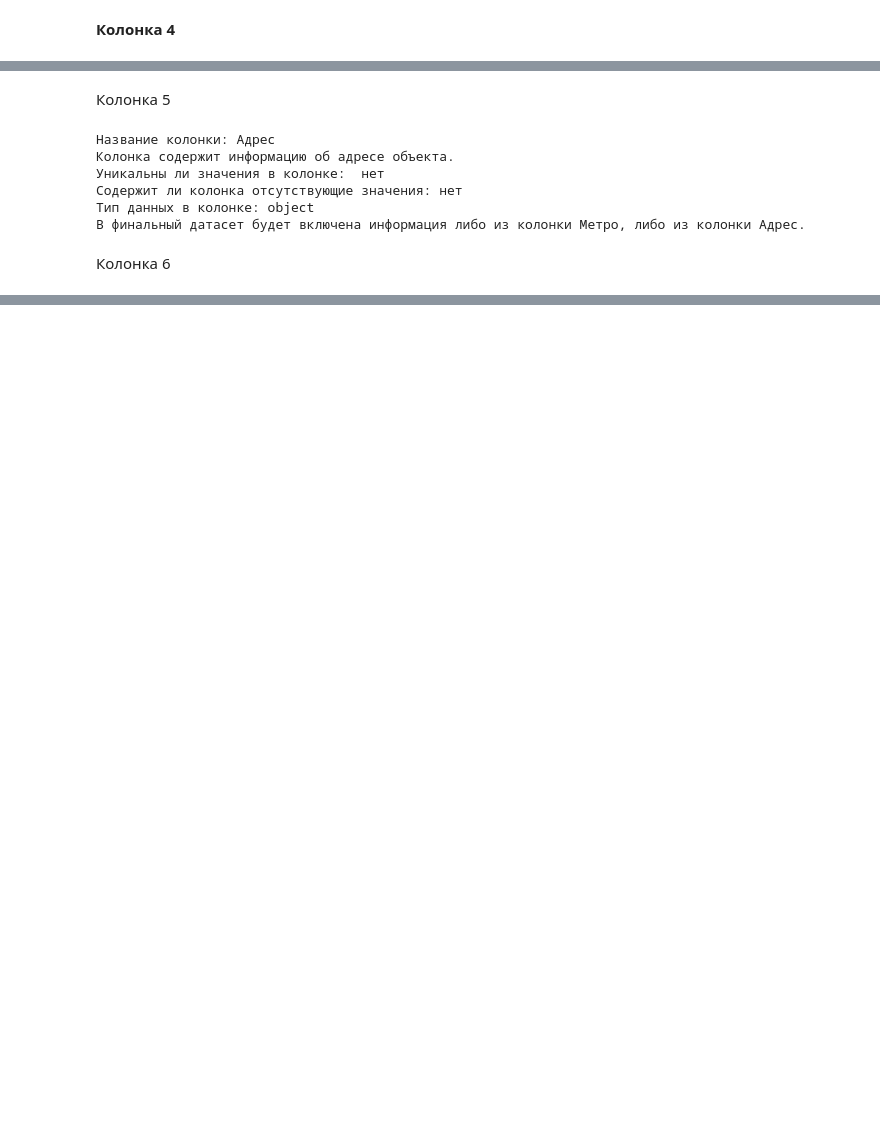
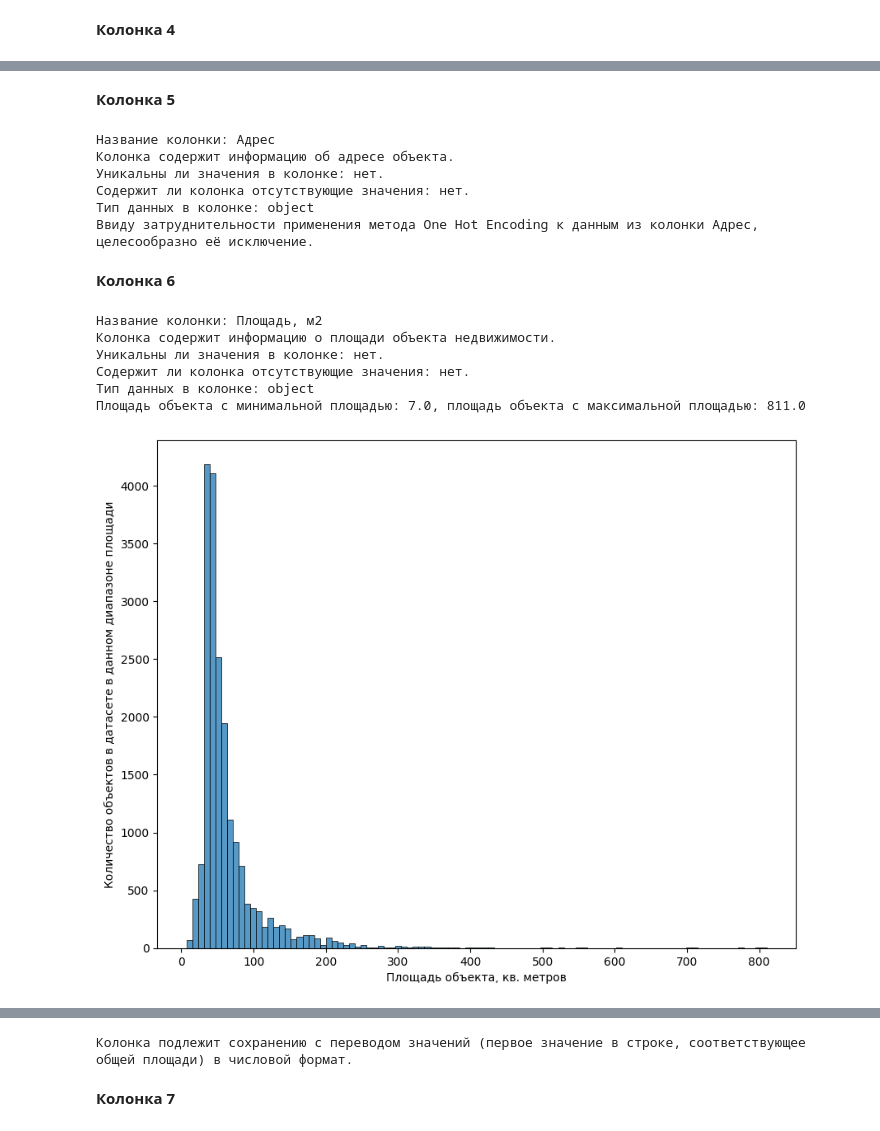
Before and after one commit to rsultanov-ds/Real_estate_data_processing, a Jupyter notebook: EDA.ipynb, the cells around one changed output, grey strips where cells are left out. Saved outputs shown, nothing was run; the diff lists cells and outputs as text; code cells hidden in the pictures; blank space fills up the shorter version.

```diff
--- a/EDA.ipynb
+++ b/EDA.ipynb
@@ -157,19 +172,49 @@ print(f'Подлежит уточнению и дополнительной оц
 Подлежит уточнению и дополнительной оценке целесообразность включения в финальный датасет информации о времени перемещения до станции метро.
-# %% [markdown]
-Колонка 5
+# %% [markdown]
+**Колонка 5**
 # %%
-print(f'Название колонки: {df.columns[5]}')
+symbol = 5
+print(f'Название колонки: {df.columns[symbol]}')
 print('Колонка содержит информацию об адресе объекта.')
-print(f'Уникальны ли значения в колонке:  {"да" if len(set(df.iloc[:,5])) == len(df.iloc[:,5]) else "нет"}')
-print(f'Содержит ли колонка отсутствующие значения: {"да. Количество отсутствующих значений: " + str(df.iloc[:,5].isnull().sum()) + ". Доля отсутствующих значений в датасете: " + str(round(df.iloc[:,5].isnull().sum() / len(df.iloc[:,5]), 4) * 100) + "%" if df.iloc[:,5].isnull().any() else "нет"}')
-print(f'Тип данных в колонке: {df.dtypes[5]}')
-print(f'В финальный датасет будет включена информация либо из колонки Метро, либо из колонки {df.columns[5]}.')
+print(f'Уникальны ли значения в колонке: {"да" if len(set(df.iloc[:,symbol])) == len(df.iloc[:,symbol]) else "нет"}.')
+print(f'Содержит ли колонка отсутствующие значения: {"да. Количество отсутствующих значений: " + str(df.iloc[:,symbol].isnull().sum()) + ". Доля отсутствующих значений в датасете: " + str(round(df.iloc[:,symbol].isnull().sum() / len(df.iloc[:,symbol]), 4) * 100) + "%" if df.iloc[:,symbol].isnull().any() else "нет"}.')
+print(f'Тип данных в колонке: {df.dtypes[symbol]}')
+print(f'Ввиду затруднительности применения метода One Hot Encoding к данным из колонки {df.columns[5]}, целесообразно её исключение.')
 # %% [output]
 Название колонки: Адрес
 Колонка содержит информацию об адресе объекта.
-Уникальны ли значения в колонке:  нет
-Содержит ли колонка отсутствующие значения: нет
+Уникальны ли значения в колонке: нет.
+Содержит ли колонка отсутствующие значения: нет.
 Тип данных в колонке: object
-В финальный датасет будет включена информация либо из колонки Метро, либо из колонки Адрес.
+Ввиду затруднительности применения метода One Hot Encoding к данным из колонки Адрес, целесообразно её исключение.
-# %% [markdown]
-Колонка 6
+# %% [markdown]
+**Колонка 6**
+# %%
+symbol = 6
+print(f'Название колонки: {df.columns[symbol]}')
+print('Колонка содержит информацию о площади объекта недвижимости.')
+print(f'Уникальны ли значения в колонке: {"да" if len(set(df.iloc[:,symbol])) == len(df.iloc[:,symbol]) else "нет"}.')
+print(f'Содержит ли колонка отсутствующие значения: {"да. Количество отсутствующих значений: " + str(df.iloc[:,symbol].isnull().sum()) + ". Доля отсутствующих значений в датасете: " + str(round(df.iloc[:,symbol].isnull().sum() / len(df.iloc[:,symbol]), 4) * 100) + "%" if df.iloc[:,symbol].isnull().any() else "нет"}.')
+print(f'Тип данных в колонке: {df.dtypes[symbol]}')
+df['area'] = df.iloc[:,6].apply(lambda x: float(x.split('/')[0]))
+areas = df['area'].unique().tolist()
+print(f'Площадь объекта с минимальной площадью: {min(areas)}, площадь объекта с максимальной площадью: {max(areas)}')
+plt.figure(figsize=(10,8))
+sns.histplot(data=df, x='area', bins=100)
+plt.xlabel('Площадь объекта, кв. метров')
+plt.ylabel('Количество объектов в датасете в данном диапазоне площади')
+plt.show();
+plt.figure(figsize=(10,8))
+sns.scatterplot(data=df, x='area', y='rooms')
+plt.xlabel('Площадь объекта, кв. метров')
+plt.ylabel('Количество комнат в объекте')
+plt.show();
+print('Колонка подлежит сохранению с переводом значений (первое значение в строке, соответствующее общей площади) в числовой формат.')
+# %% [output]
+Название колонки: Площадь, м2
+Колонка содержит информацию о площади объекта недвижимости.
+Уникальны ли значения в колонке: нет.
+Содержит ли колонка отсутствующие значения: нет.
+Тип данных в колонке: object
+Площадь объекта с минимальной площадью: 7.0, площадь объекта с максимальной площадью: 811.0
+[figure, added]
@@ -175,0 +222,3 @@ print(f'В финальный датасет будет включена инф
+Колонка подлежит сохранению с переводом значений (первое значение в строке, соответствующее общей площади) в числовой формат.
+# %% [markdown]
+**Колонка 7**
```
Also changed, not shown: parts of 49 cells of this notebook, 1 other file.
